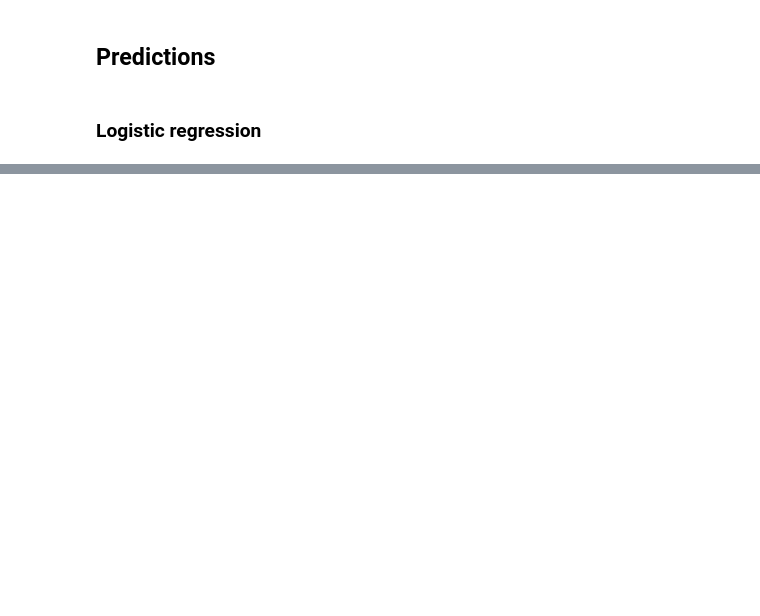
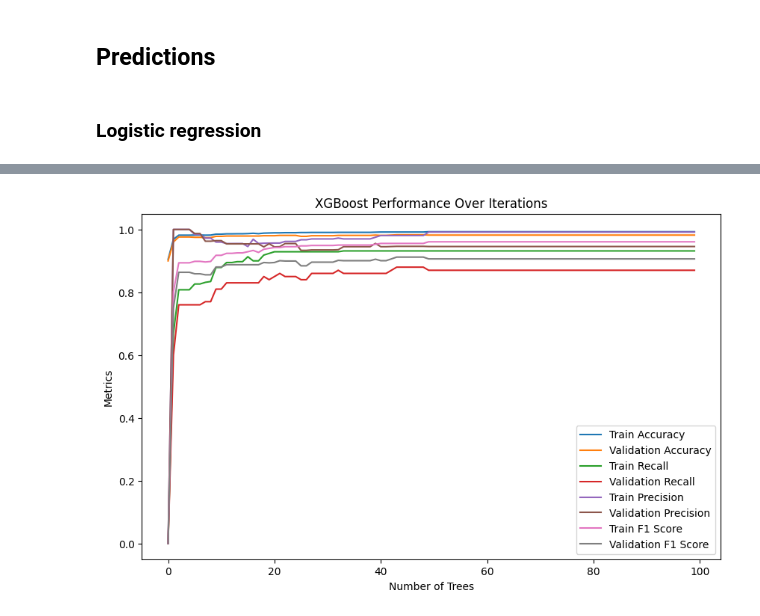
Before and after one commit to humbertoyusta/bank-loan-m4, a Jupyter notebook: BankLoanM4.ipynb, the cells around one changed output, grey strips where cells are left out. Drawn from its saved outputs; the diff is of its cells as text; code cells hidden in the pictures; blank space fills up the shorter version.

```diff
--- a/BankLoanM4.ipynb
+++ b/BankLoanM4.ipynb
@@ -608,0 +862,20 @@ results
+# %%
+from classifiers import xgboost_classifier
+reload(xgboost_classifier)
+
+param_grid = {
+    'preprocessor_params': [
+        {'add_polynomial_features': True, 'degree': degree}
+        for degree in [2]
+    ] + [{'add_polynomial_features': False}],
+    'xgboost_params': [
+        {'learning_rate': lr, 'n_estimators': n_estimators, 'max_depth': max_depth,
+         'min_child_weight': min_child_weight}
+        for lr in [0.01, 0.1, 0.2]
+        for n_estimators in [50, 100]
+        for max_depth in [3, 6]
+        for min_child_weight in [1, 3, 5]
+    ]
+}
+
+xgb_clf = xgboost_classifier.XGBoostClassifier()
@@ -608,0 +1003,60 @@ results
+# %%
+from transformers import preprocessor
+reload(preprocessor)
+
+warnings.filterwarnings("ignore", category=UndefinedMetricWarning)
+
+with open('experiments/results/exp_6_xgboost_original.yaml', 'r') as file:
+    results = yaml.safe_load(file)
+
+best_params = results['best_params']
+
+preprocessor = preprocessor.Preprocessor(**best_params.get('preprocessor_params', {}))
+
+preprocessed_X_train = preprocessor.fit_transform(X_train)
+
+preprocessed_X_test = preprocessor.transform(X_test)
+
+xgb_clf_iter = XGBClassifier(**best_params.get('xgboost_params', {}), early_stopping_rounds=10)
+eval_set = [(preprocessed_X_train, y_train), (preprocessed_X_test, y_test)]
+xgb_clf_iter.fit(preprocessed_X_train, y_train, eval_set=eval_set, verbose=False)
+rounds = best_params.get('xgboost_params', {}).get('n_estimators')
+
+metrics = {'train_accuracy': [], 'val_accuracy': [],
+           'train_recall': [], 'val_recall': [],
+           'train_precision': [], 'val_precision': [],
+           'train_f1': [], 'val_f1': []}
+
+for i in range(1, rounds + 1):
+    xgb_clf_iter.set_params(n_estimators=i)
+    xgb_clf_iter.fit(preprocessed_X_train, y_train, eval_set=eval_set, verbose=False)
+
+    y_train_pred = xgb_clf_iter.predict(preprocessed_X_train)
+    metrics['train_accuracy'].append(accuracy_score(y_train, y_train_pred))
+    metrics['train_recall'].append(recall_score(y_train, y_train_pred))
+    metrics['train_precision'].append(precision_score(y_train, y_train_pred))
+    metrics['train_f1'].append(f1_score(y_train, y_train_pred))
+
+    y_test_pred = xgb_clf_iter.predict(preprocessed_X_test)
+    metrics['val_accuracy'].append(accuracy_score(y_test, y_test_pred))
+    metrics['val_recall'].append(recall_score(y_test, y_test_pred))
+    metrics['val_precision'].append(precision_score(y_test, y_test_pred))
+    metrics['val_f1'].append(f1_score(y_test, y_test_pred))
+
+plt.figure(figsize=(10, 6))
+plt.plot(metrics['train_accuracy'], label='Train Accuracy')
+plt.plot(metrics['val_accuracy'], label='Validation Accuracy')
+plt.plot(metrics['train_recall'], label='Train Recall')
+plt.plot(metrics['val_recall'], label='Validation Recall')
+plt.plot(metrics['train_precision'], label='Train Precision')
+plt.plot(metrics['val_precision'], label='Validation Precision')
+plt.plot(metrics['train_f1'], label='Train F1 Score')
+plt.plot(metrics['val_f1'], label='Validation F1 Score')
+plt.xlabel('Number of Trees')
+plt.ylabel('Metrics')
+plt.title('XGBoost Performance Over Iterations')
+plt.legend()
+plt.savefig('plots/xgboost_convergence_original.png')
+plt.show()
+# %% [output]
+[figure, added]
```
Also changed, not shown: parts of 26 cells of this notebook, 12 other files.
